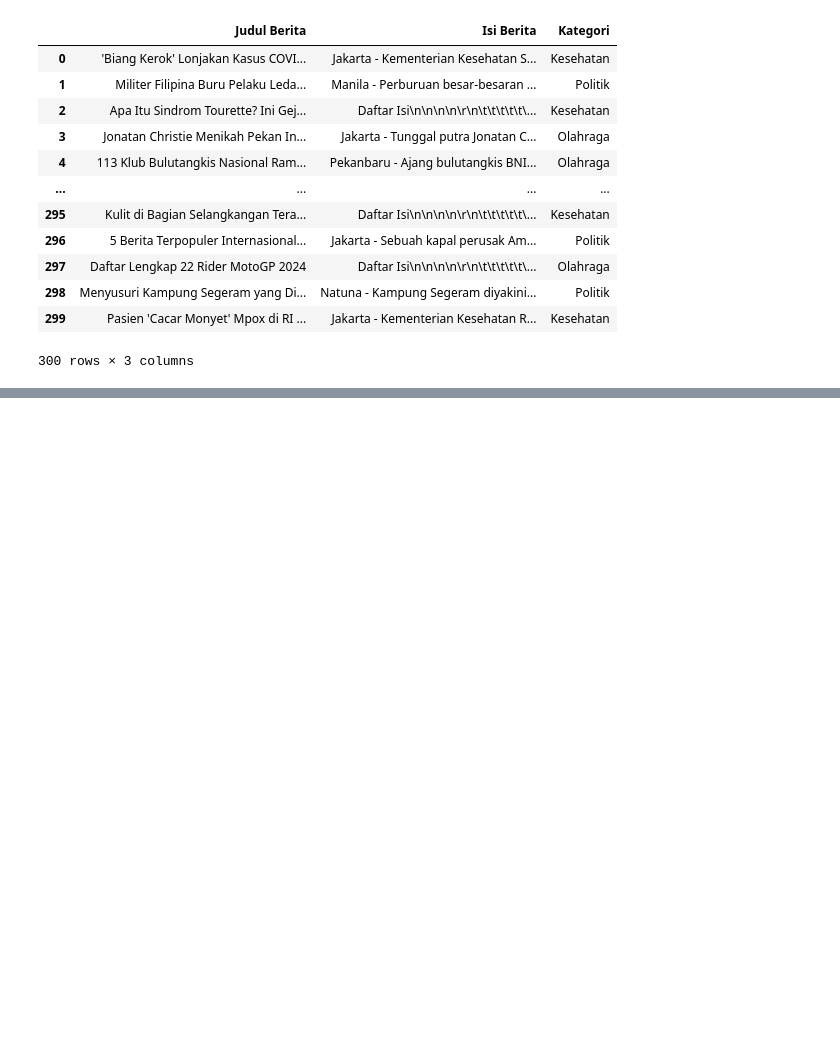
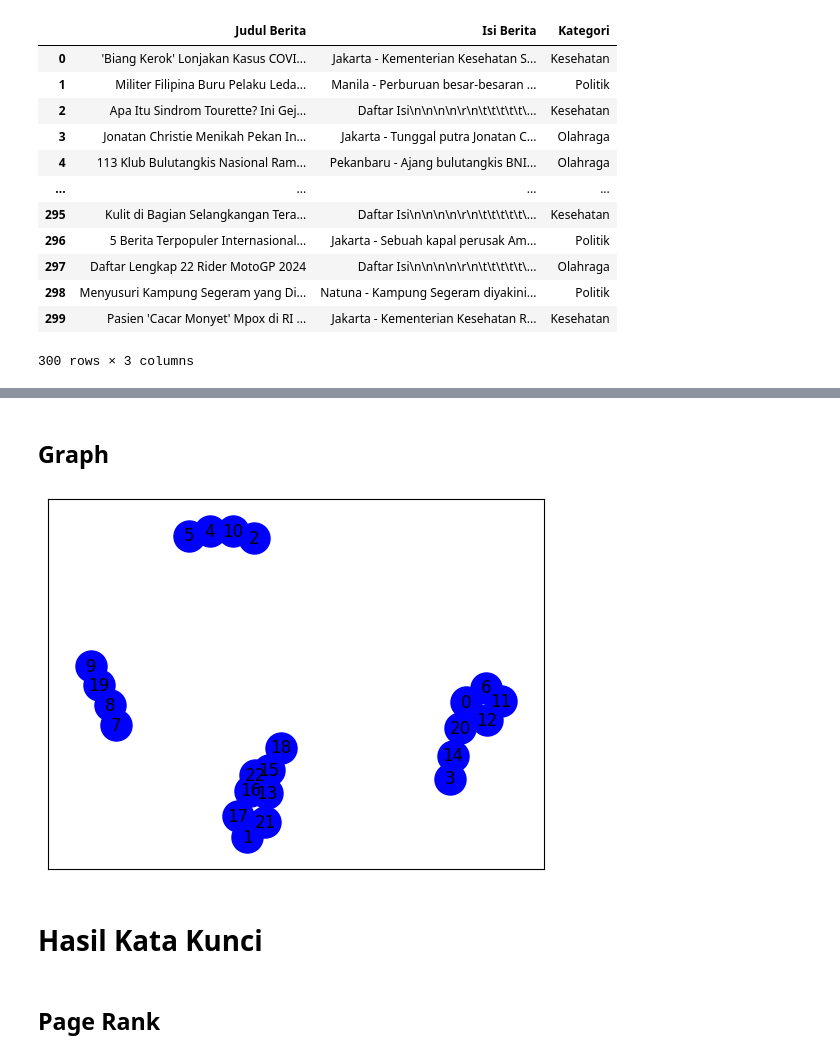
Before and after one commit to rifkiavendika/PPWeb, a Jupyter notebook: _sources/uas.ipynb, the cells around one changed output, grey strips where cells are left out. Drawn from its saved outputs; the diff is of its cells as text; code cells hidden in the pictures; blank space fills up the shorter version.

```diff
--- a/_sources/uas.ipynb
+++ b/_sources/uas.ipynb
@@ -65,0 +179,8 @@ df
+# %%
+matrikskata = pd.DataFrame(0, index=kata, columns=kata)
+# %%
+for sent in kalimat:
+    kata_kalimat = word_tokenize(sent)
+    for i in range(len(kata_kalimat)-1):
+        matrikskata.at[kata_kalimat[i], kata_kalimat[i+1]] += 1 # jika kata pada sebelah kanan
+        matrikskata.at[kata_kalimat[i+1], kata_kalimat[i]] += 1 # jika kata pada sebelah kiri
@@ -65,0 +212,5 @@ df
+# %%
+cosine = cosine_similarity(matrikskata, matrikskata)
+# %%
+similarity = pd.DataFrame(cosine, columns=matrikskata.index, index=matrikskata.index)
+similarity
@@ -65,0 +236,25 @@ df
+# %% [markdown]
+## Graph
+# %%
+G = nx.DiGraph()
+for i in range(len(cosine)):
+    G.add_node(i)
+
+for i in range(len(cosine)):
+    for j in range(len(cosine)):
+        similarity = cosine[i][j]
+        if similarity > 0.1 and i != j:
+            G.add_edge(i, j)
+
+pos = nx.spring_layout(G)
+nx.draw_networkx_nodes(G, pos, node_size=500, node_color='b')
+nx.draw_networkx_edges(G, pos, edge_color='red', arrows=True)
+nx.draw_networkx_labels(G, pos)
+
+plt.show()
+# %% [output]
+[figure, added]
+# %% [markdown]
+# Hasil Kata Kunci
+# %% [markdown]
+## Page Rank
```
Also changed, not shown: parts of 31 cells of this notebook, 8 other files.
